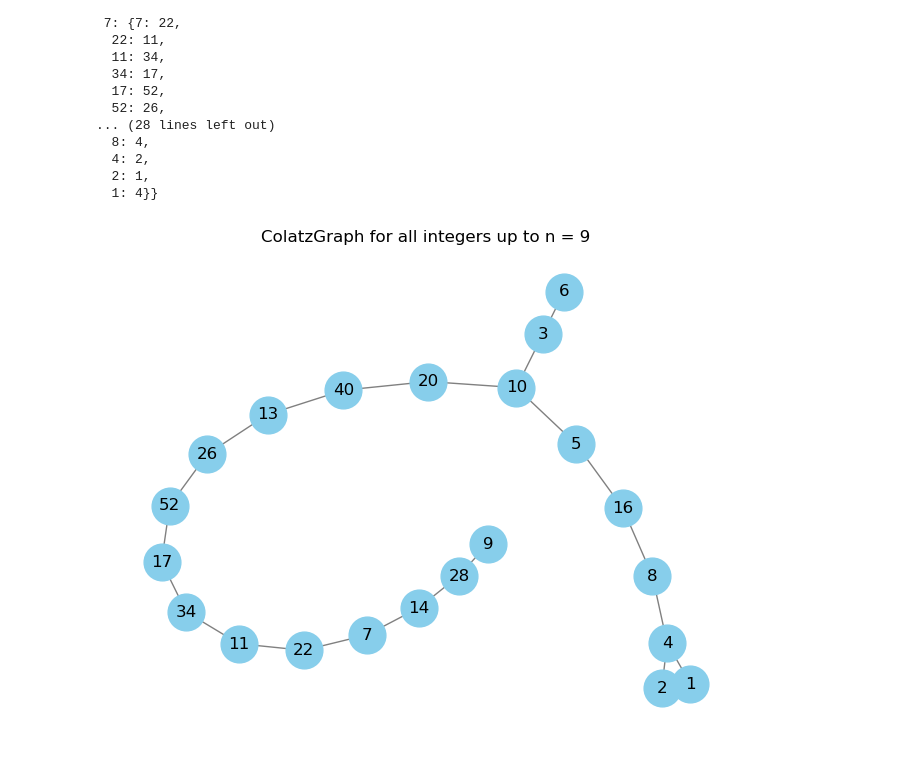
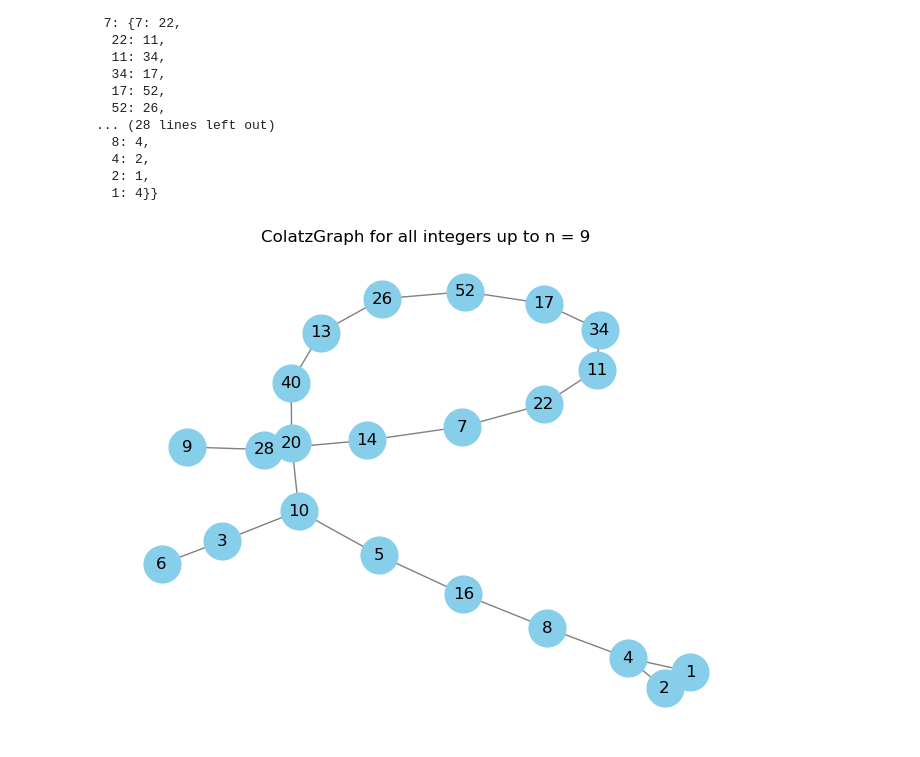
Before and after one commit to MarkZhit/GeneralizedColatz, a Jupyter notebook: main.ipynb, the cells around one changed output. Saved outputs shown, nothing was run; the diff lists cells and outputs as text; code cells hidden in the pictures.

Commit message:
Added a physics based spring layout to the graph so it looks a bit better, and added node+text scaling

```diff
--- a/main.ipynb
+++ b/main.ipynb
@@ -178,7 +180,7 @@ colatzM
   2: 1,
   1: 4}}
 # %%
-def createGraph(colatzMatrix):
+def createGraphMatrix(colatzMatrix, graphName):
     G = nx.Graph()
     maxN = 0
     for n in colatzMatrix:
@@ -187,13 +189,31 @@ def createGraph(colatzMatrix):
             # print("n:", n, ", i:", i, ", colatzMatrix[n][i]: ", colatzMatrix[n][i])
             G.add_edges_from([(i, colatzMatrix[n][i])]) # Add edges
 
-    nx.draw(G, with_labels=True, node_color='skyblue', node_size=700, edge_color='gray')
+    pos = nx.spring_layout(G, k=0.5, iterations=5000)
+    nx.draw(G, pos, with_labels=True, node_color='skyblue', node_size=25000/len(G), edge_color='gray', font_size=2500/len(colatz))
     plt.title("ColatzGraph for all integers up to n = " + str(maxN))
-    plt.savefig("basicColatzGraph.png") # Saves the image
+    plt.savefig(graphName + ".png", dpi=600) # Saves the image
     plt.show() # Displays the plot
+
+def createGraph(colatz, graphName):
+    G = nx.Graph()
+    firstNum = 0
+    i = 1
+    for n in colatz:
+        if (i == 1):
+            firstNum = n
+            i = 0
+        # print("n:", n, ", i:", i, ", colatzMatrix[n][i]: ", colatzMatrix[n][i])
+        G.add_edges_from([(n, colatz[n])]) # Add edges
+
+    pos = nx.spring_layout(G, k=0.5, iterations=5000)
+    nx.draw(G, pos, with_labels=True, node_color='skyblue', node_size=25000/len(colatz), edge_color='gray', font_size=2500/len(colatz))
+    plt.title("Colatz Graph starting from n = " + str(firstNum))
+    plt.savefig(graphName + ".png", dpi=600) # Saves the image
+    plt.show() # Displays the plot
 # %%
 N = 9
 colatzM = ColatzForEachN(N, 2, 2, 3, 1)
-createGraph(colatzM)
+createGraphMatrix(colatzM, "basicColatzGraph")
 # %% [output]
-[figure, old version]
+[figure, new version]
```
Also changed, not shown: parts of 3 cells of this notebook, 2 other files.
